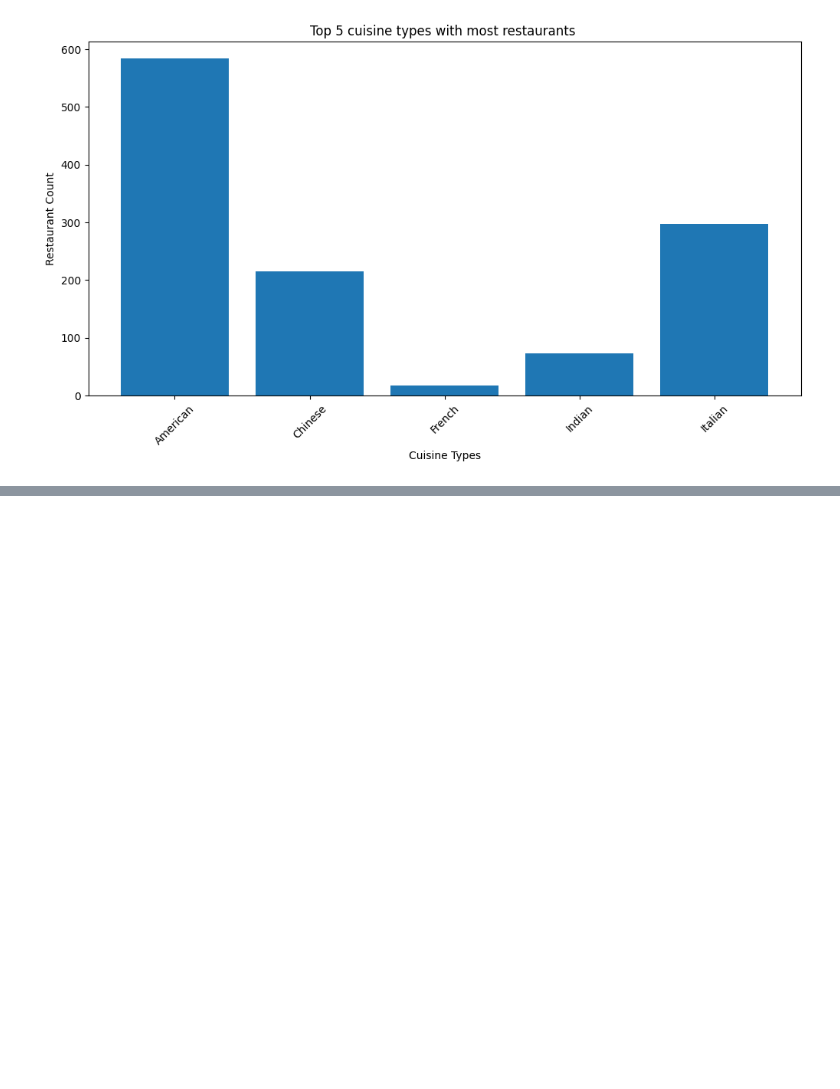
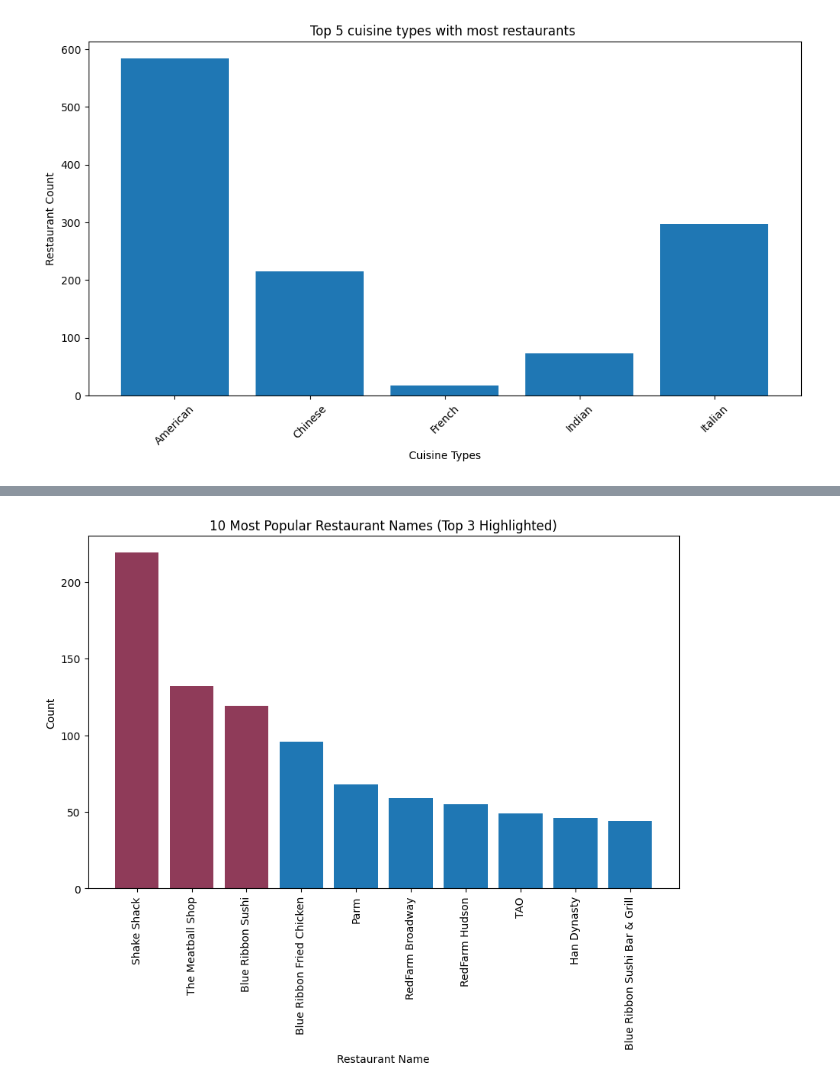
Before and after one commit to Ms-Shaukat/DataAnalyticsProjectsandPortfolio, a Jupyter notebook: DA_Green_Assignment2_Munazza_Shaukat_munazza_guide_gmail_com.ipynb, the cells around one changed output, grey strips where cells are left out. Saved outputs shown, nothing was run; the diff lists cells and outputs as text; code cells hidden in the pictures; blank space fills up the shorter version.

```diff
--- a/DA_Green_Assignment2_Munazza_Shaukat_munazza_guide_gmail_com.ipynb
+++ b/DA_Green_Assignment2_Munazza_Shaukat_munazza_guide_gmail_com.ipynb
@@ -184,0 +190,17 @@ plt.show()
+# %%
+import matplotlib.pyplot as plt
+
+plt.figure(figsize=(10, 6))
+#list top 10 restaurants
+popular_restaurants = dfs['restaurant_name'].value_counts().head(10)
+plt.bar(popular_restaurants.index, popular_restaurants.values)
+
+plt.xlabel("Restaurant Name")
+plt.ylabel("Count")
+plt.title("10 Most Popular Restaurant Names (Top 3 Highlighted)")
+plt.xticks(rotation=90)
+#highlight top 3 only
+plt.bar(popular_restaurants.index[:3], popular_restaurants.values[:3], color='r', alpha=0.5)
+plt.show()
+# %% [output]
+[figure, added]
```
Also changed, not shown: parts of 1 cell of this notebook.
